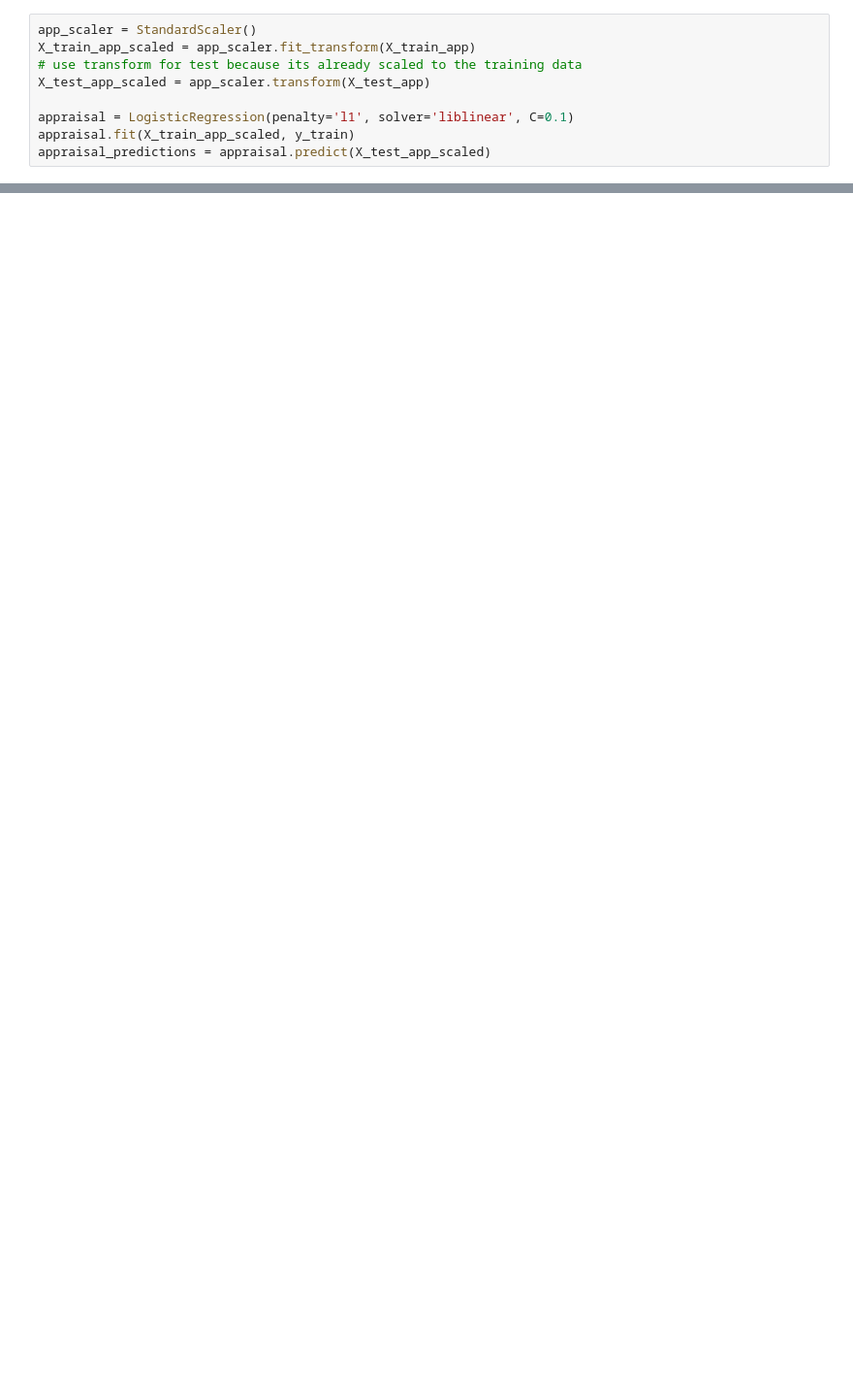
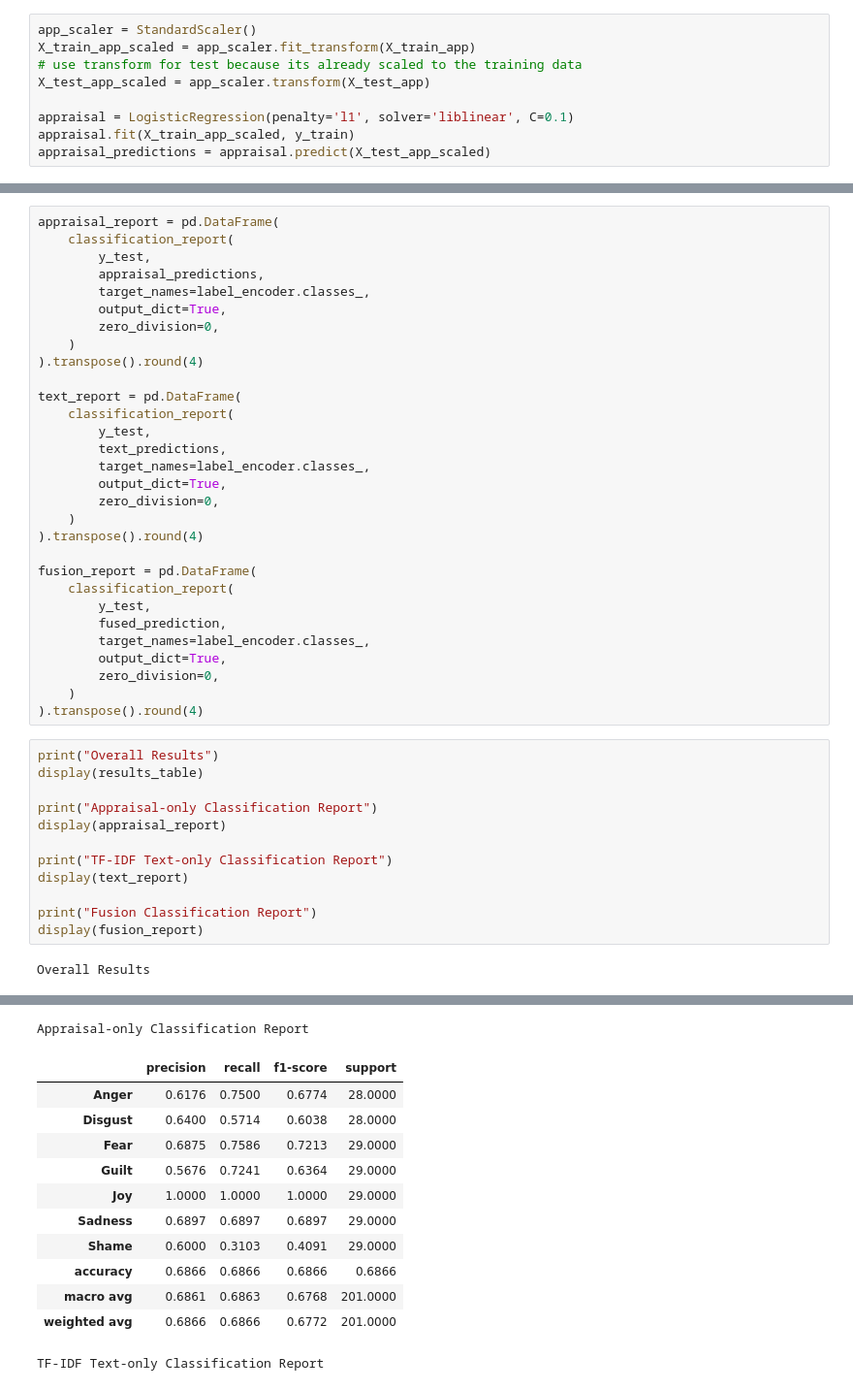
Before and after one commit to jempio/cog403-final-project, a Jupyter notebook: COG403_Project_Code.ipynb, the cells around one changed output, grey strips where cells are left out. Shown at 97% size. Cells and saved outputs as stored; diff of their text form; blank space fills up the shorter version.

```diff
--- a/COG403_Project_Code.ipynb
+++ b/COG403_Project_Code.ipynb
@@ -244,0 +460,44 @@ fused_prediction = fused.predict(X_test_fused)
+# %%
+appraisal_report = pd.DataFrame(
+    classification_report(
+        y_test,
+        appraisal_predictions,
+        target_names=label_encoder.classes_,
+        output_dict=True,
+        zero_division=0,
+    )
+).transpose().round(4)
+
+text_report = pd.DataFrame(
+    classification_report(
+        y_test,
+        text_predictions,
+        target_names=label_encoder.classes_,
+        output_dict=True,
+        zero_division=0,
+    )
+).transpose().round(4)
+
+fusion_report = pd.DataFrame(
+    classification_report(
+        y_test,
+        fused_prediction,
+        target_names=label_encoder.classes_,
+        output_dict=True,
+        zero_division=0,
+    )
+).transpose().round(4)
+# %%
+print("Overall Results")
+display(results_table)
+
+print("Appraisal-only Classification Report")
+display(appraisal_report)
+
+print("TF-IDF Text-only Classification Report")
+display(text_report)
+
+print("Fusion Classification Report")
+display(fusion_report)
+# %% [output]
+Overall Results
@@ -244,0 +508,13 @@ fused_prediction = fused.predict(X_test_fused)
+Appraisal-only Classification Report
+|  | precision | recall | f1-score | support |
+| Anger | 0.6176 | 0.7500 | 0.6774 | 28.0000 |
+| Disgust | 0.6400 | 0.5714 | 0.6038 | 28.0000 |
+| Fear | 0.6875 | 0.7586 | 0.7213 | 29.0000 |
+| Guilt | 0.5676 | 0.7241 | 0.6364 | 29.0000 |
+| Joy | 1.0000 | 1.0000 | 1.0000 | 29.0000 |
+| Sadness | 0.6897 | 0.6897 | 0.6897 | 29.0000 |
+| Shame | 0.6000 | 0.3103 | 0.4091 | 29.0000 |
+| accuracy | 0.6866 | 0.6866 | 0.6866 | 0.6866 |
+| macro avg | 0.6861 | 0.6863 | 0.6768 | 201.0000 |
+| weighted avg | 0.6866 | 0.6866 | 0.6772 | 201.0000 |
+TF-IDF Text-only Classification Report
```
Also changed, not shown: parts of 22 cells of this notebook.
